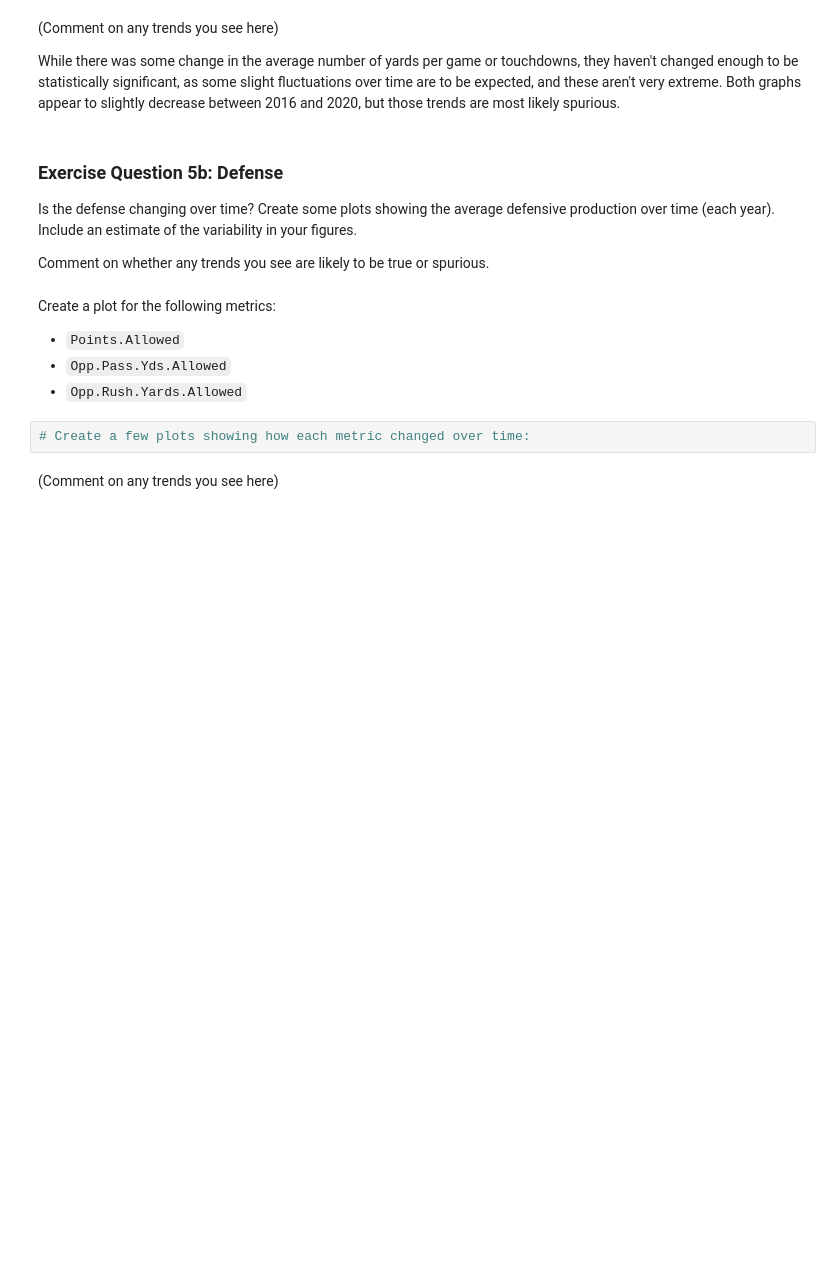
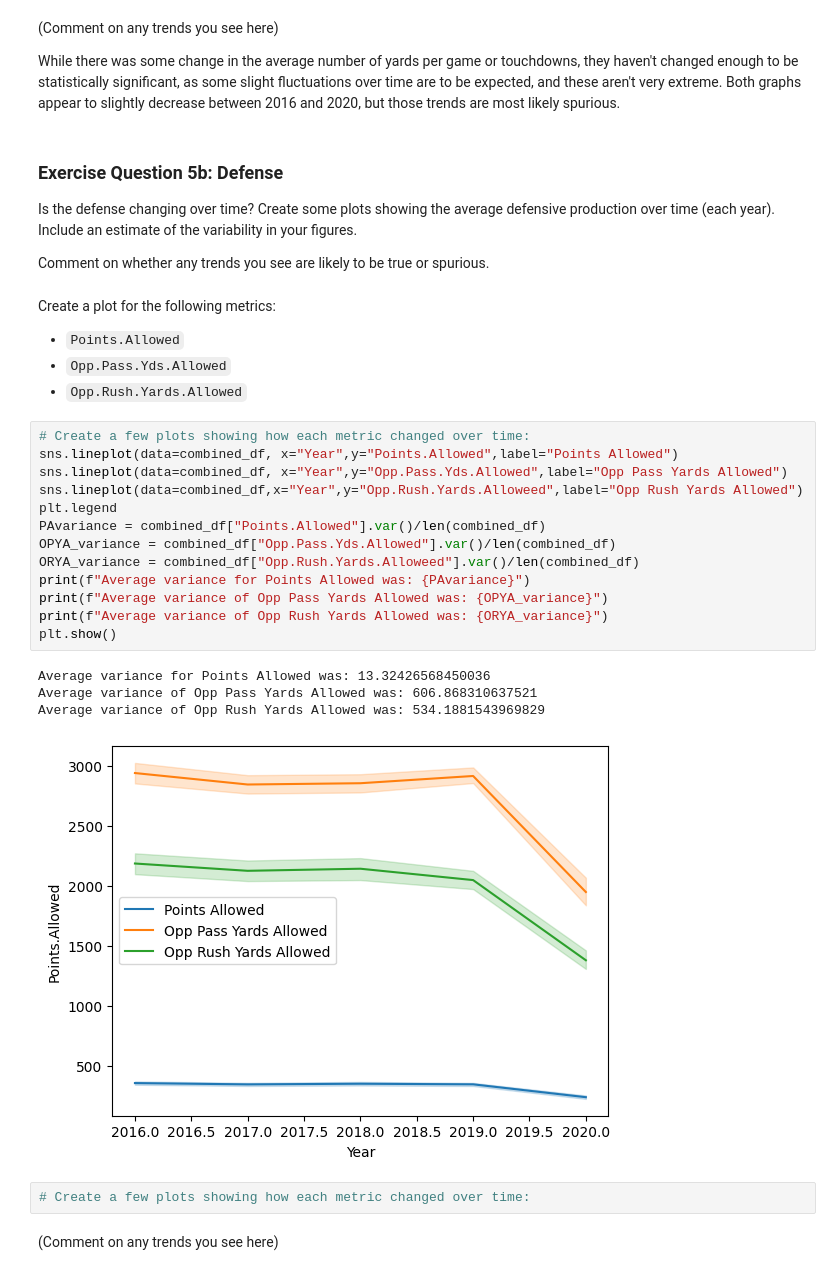
Before and after one commit to caleb-hibbert/CS180, a Jupyter notebook: labs/04-wrangling.ipynb, the cells around one changed output. Cells and saved outputs as stored; diff of their text form; blank space fills up the shorter version.

```diff
--- a/labs/04-wrangling.ipynb
+++ b/labs/04-wrangling.ipynb
@@ -265,6 +265,24 @@ Create a plot for the following metrics:
 - `Points.Allowed`
 - `Opp.Pass.Yds.Allowed`
 - `Opp.Rush.Yards.Allowed`
+# %%
+# Create a few plots showing how each metric changed over time:
+sns.lineplot(data=combined_df, x="Year",y="Points.Allowed",label="Points Allowed")
+sns.lineplot(data=combined_df, x="Year",y="Opp.Pass.Yds.Allowed",label="Opp Pass Yards Allowed")
+sns.lineplot(data=combined_df,x="Year",y="Opp.Rush.Yards.Alloweed",label="Opp Rush Yards Allowed")
+plt.legend
+PAvariance = combined_df["Points.Allowed"].var()/len(combined_df)
+OPYA_variance = combined_df["Opp.Pass.Yds.Allowed"].var()/len(combined_df)
+ORYA_variance = combined_df["Opp.Rush.Yards.Alloweed"].var()/len(combined_df)
+print(f"Average variance for Points Allowed was: {PAvariance}")
+print(f"Average variance of Opp Pass Yards Allowed was: {OPYA_variance}")
+print(f"Average variance of Opp Rush Yards Allowed was: {ORYA_variance}")
+plt.show()
+# %% [output]
+Average variance for Points Allowed was: 13.32426568450036
+Average variance of Opp Pass Yards Allowed was: 606.868310637521
+Average variance of Opp Rush Yards Allowed was: 534.1881543969829
+[figure, added]
 # %%
 # Create a few plots showing how each metric changed over time:
 # %% [markdown]
```
